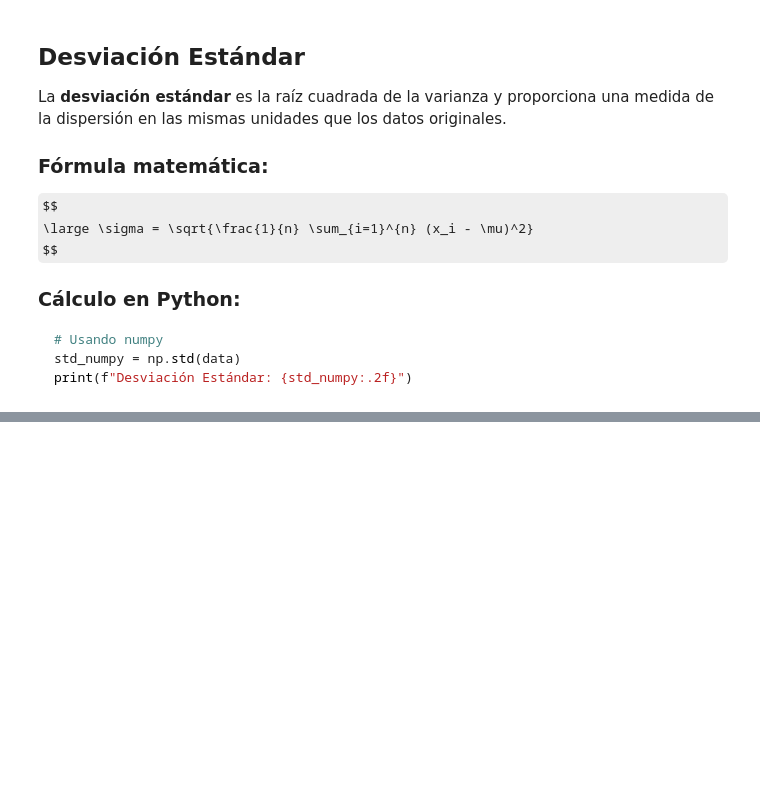
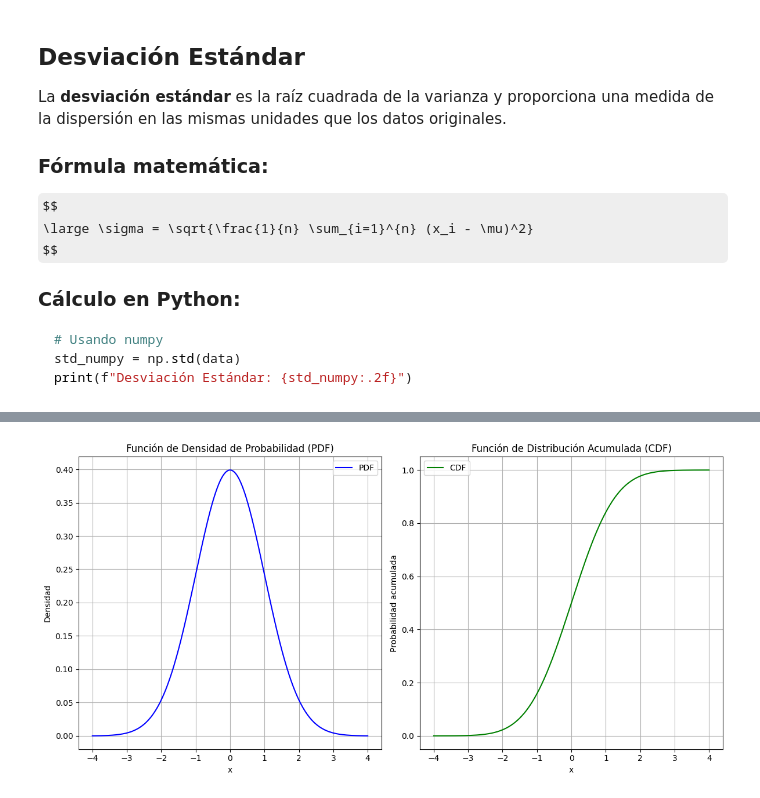
Before and after one commit to AndresVelasco/ZSS1I3LWHTALNR2BFP0IKKEK3CG4DMBF, a Jupyter notebook: cheatsheet.ipynb, the cells around one changed output, grey strips where cells are left out. Saved outputs shown, nothing was run; the diff lists cells and outputs as text; code cells hidden in the pictures; some formulas as TeX source; blank space fills up the shorter version.

```diff
--- a/cheatsheet.ipynb
+++ b/cheatsheet.ipynb
@@ -118,0 +543,37 @@ print(f"Coeficiente de Variación: {cv:.2f}%")
+# %%
+import numpy as np
+import matplotlib.pyplot as plt
+from scipy.stats import norm
+
+# Valores de x para graficar
+x = np.linspace(-4, 4, 500)
+
+# PDF y CDF de la distribución normal estándar
+pdf = norm.pdf(x)
+cdf = norm.cdf(x)
+
+# Gráficas
+plt.figure(figsize=(12, 6))
+
+# Gráfica de la PDF
+plt.subplot(1, 2, 1)
+plt.plot(x, pdf, label='PDF', color='blue')
+plt.title('Función de Densidad de Probabilidad (PDF)')
+plt.xlabel('x')
+plt.ylabel('Densidad')
+plt.grid()
+plt.legend()
+
+# Gráfica de la CDF
+plt.subplot(1, 2, 2)
+plt.plot(x, cdf, label='CDF', color='green')
+plt.title('Función de Distribución Acumulada (CDF)')
+plt.xlabel('x')
+plt.ylabel('Probabilidad acumulada')
+plt.grid()
+plt.legend()
+
+plt.tight_layout()
+plt.show()
+# %% [output]
+[figure, added]
```
Also changed, not shown: parts of 21 cells of this notebook.
